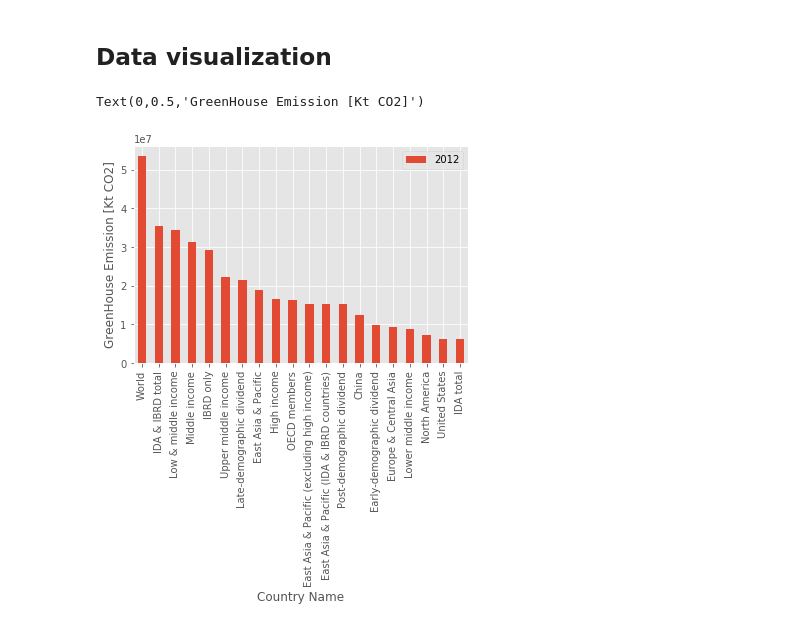
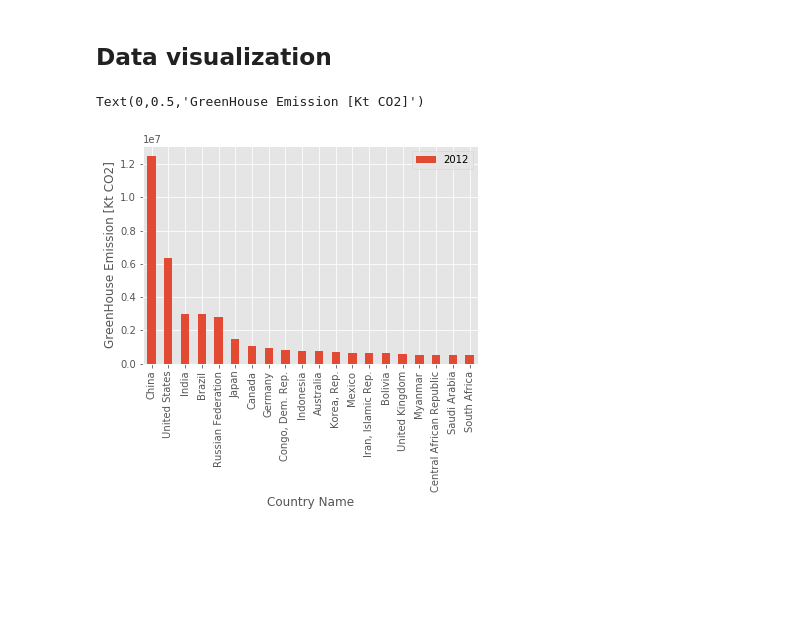
Before and after one commit to jasonrwang/ghg_analytics, a Jupyter notebook: ghg_analytics.ipynb, the cells around one changed output. Cells and saved outputs as stored; diff of their text form; code cells hidden in the pictures; blank space fills up the shorter version.

Commit message:
Removal of aggregate countries [Cleaning]
Removed aggregate countries from the Greenhouse gases dataframe to only plot the 2012 emission of top 20 countries

```diff
--- a/ghg_analytics.ipynb
+++ b/ghg_analytics.ipynb
@@ -26,14 +26,14 @@ GreenhouseGasesOriginalDf = pd.read_csv("Data Sources/GreenhouseGasData.csv", se
 GreenhouseGasesDf = GreenhouseGasesOriginalDf.drop(["Indicator Code", "Indicator Name"], axis = 1)
 
 #Drop all the columns that contain only null values
-GreenhouseGasesDf = GreenhouseGasesDf.dropna(axis = 1, how="all")
+GreenhouseGasesDf.dropna(axis = 1, how="all", inplace=True)
 
 #Drop all the rows that contain only null values, starting from column 2
-GreenhouseGasesDf = GreenhouseGasesDf.dropna(axis = 0, how="all", subset = GreenhouseGasesDf.columns[2:])
+GreenhouseGasesDf.dropna(axis = 0, how="all", subset = GreenhouseGasesDf.columns[2:], inplace= True)
 
 #First interpolate missing values and then use backfill to fill starting NA values of a row
 GreenhouseGasesDf.iloc[:,2:] = GreenhouseGasesDf.iloc[:,2:].interpolate(axis = 1).bfill(axis=1)
 
-GreenhouseGasesDf
+GreenhouseGasesDf.head()
 # %% [output]
 |  | Country Name | Country Code | 1970 | 1971 | 1972 | 1973 | 1974 | 1975 | 1976 | 1977 | ... |
@@ -56,0 +46,11 @@ GreenhouseGasesDf
+# %%
+#Import the dataframe which contains the codes of country group aggregates
+CountryGroupCodes = pd.read_excel("Data sources/CountryGroups.xls", sheet = "Groups", skiprows=226, header = None)
+CountryGroupCodes.dropna(how="all", inplace=True, axis=1)
+CountryGroupCodes.drop(columns=0,inplace=True)
+CountryGroupCodes.dropna(how="all", inplace=True, axis=0)
+CountryGroupCodes.columns = ["Aggregate Name", "Aggregate Code"]
+CountryGroupCodes
+
+#Drop the rows corresponding to aggregate country codes from existing dataframe to create a new country dataframe
+GreenhouseGasesCountryDf = GreenhouseGasesDf[GreenhouseGasesDf["Country Code"].apply(lambda x: False if x in CountryGroupCodes["Aggregate Code"].values else True)]
@@ -59,20 +77,13 @@ GreenhouseGasesDf
 # %%
 #Sorted bar chart of 2012 greenhouse gases
 
-"""TODO:
+GreenhouseGasesCountryDf.sort_values(by="2012", ascending=False)[["Country Name", "2012"]]
 
-1. Create a new dataframe which contains only the country data
-2. Import list of aggregates
-3. Drop these rows from existing dataframe to create a new country dataframe and only use that for plotting
-#Source: https://datahelpdesk.worldbank.org/knowledgebase/articles/898614-api-aggregates-regions-and-income-levels"""
-
-GreenhouseGasesDf.sort_values(by="2012", ascending=False)[["Country Name", "2012"]]
-
-GreenhouseGasesTop20Emitters = GreenhouseGasesDf.sort_values(by = "2012", ascending = False).iloc[:20,:]
+GreenhouseGasesTop20Emitters = GreenhouseGasesCountryDf.sort_values(by = "2012", ascending = False).iloc[:20,:]
 
 GreenhouseGasesTop20Emitters[["Country Name", "2012"]].plot(x = "Country Name", kind="bar")
 
 plt.ylabel("GreenHouse Emission [Kt CO2]")
 # %% [output]
 Text(0,0.5,'GreenHouse Emission [Kt CO2]')
-[figure, old version]
+[figure, new version]
```
Also changed, not shown: parts of 2 cells of this notebook, 1 other file.
